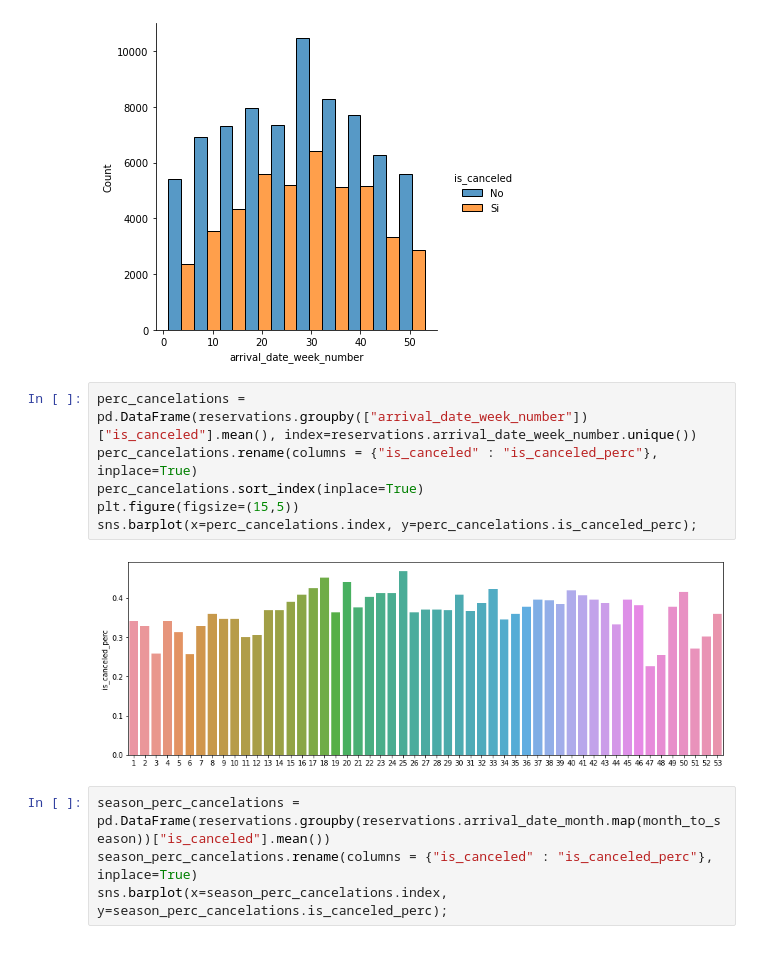
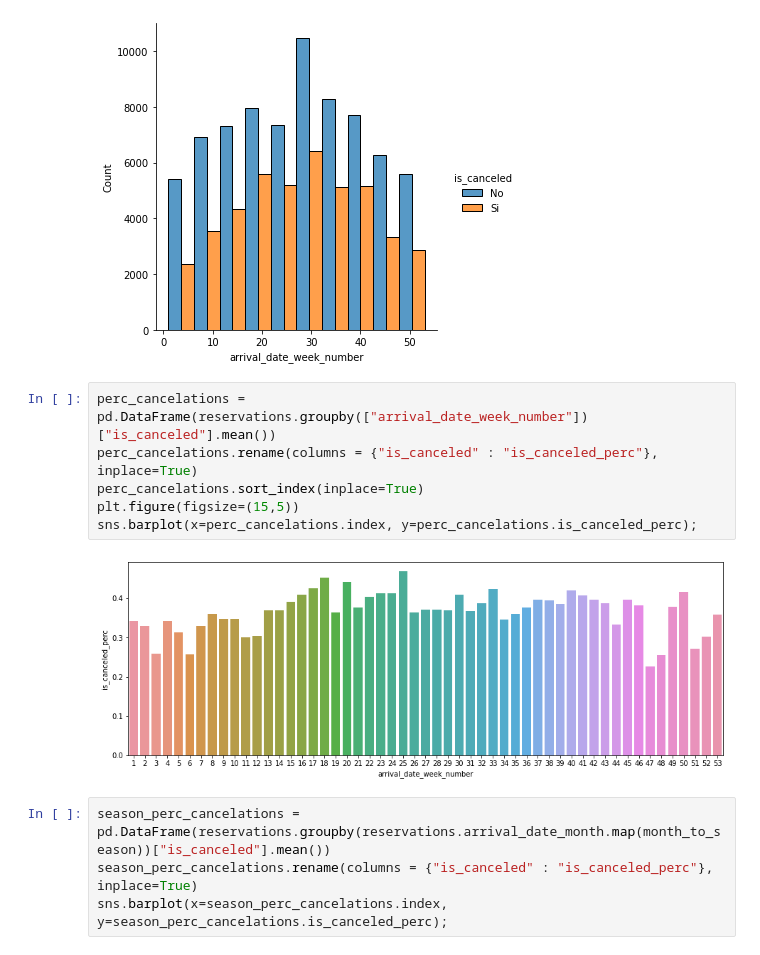
Before and after one commit to AndreaGiulianelli/hotel-booking-demand-project, a Jupyter notebook: hotel_booking_demand_project.ipynb, the cells around one changed output. Drawn from its saved outputs; the diff is of its cells as text.

```diff
--- a/hotel_booking_demand_project.ipynb
+++ b/hotel_booking_demand_project.ipynb
@@ -660,13 +678,13 @@ for t, l in zip(g._legend.texts, ["No", "Si"]): t.set_text(l)
 # %% [output]
 [figure]
 # %%
-perc_cancelations = pd.DataFrame(reservations.groupby(["arrival_date_week_number"])["is_canceled"].mean(), index=reservations.arrival_date_week_number.unique())
+perc_cancelations = pd.DataFrame(reservations.groupby(["arrival_date_week_number"])["is_canceled"].mean())
 perc_cancelations.rename(columns = {"is_canceled" : "is_canceled_perc"}, inplace=True)
 perc_cancelations.sort_index(inplace=True)
 plt.figure(figsize=(15,5))
 sns.barplot(x=perc_cancelations.index, y=perc_cancelations.is_canceled_perc);
 # %% [output]
-[figure, old version]
+[figure, new version]
 # %%
 season_perc_cancelations = pd.DataFrame(reservations.groupby(reservations.arrival_date_month.map(month_to_season))["is_canceled"].mean())
 season_perc_cancelations.rename(columns = {"is_canceled" : "is_canceled_perc"}, inplace=True)
```
Also changed, not shown: parts of 56 cells of this notebook.
